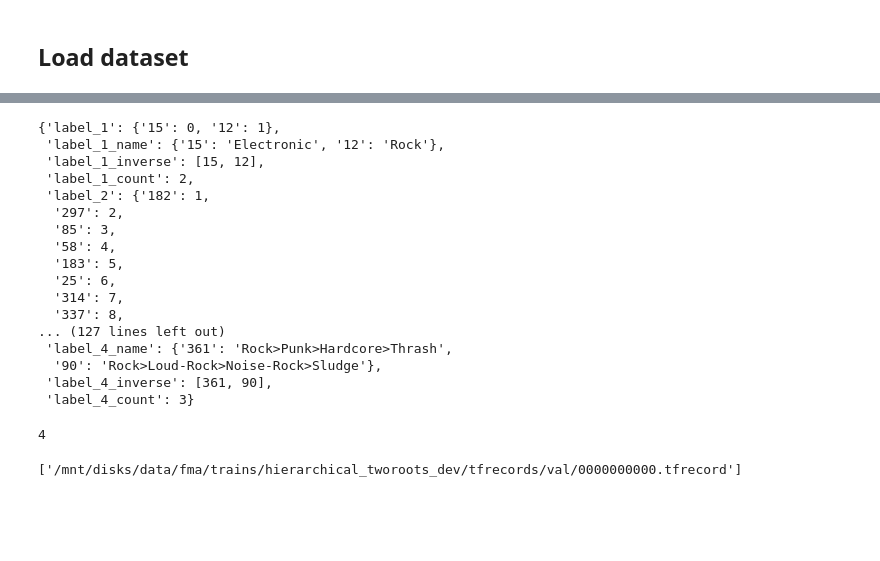
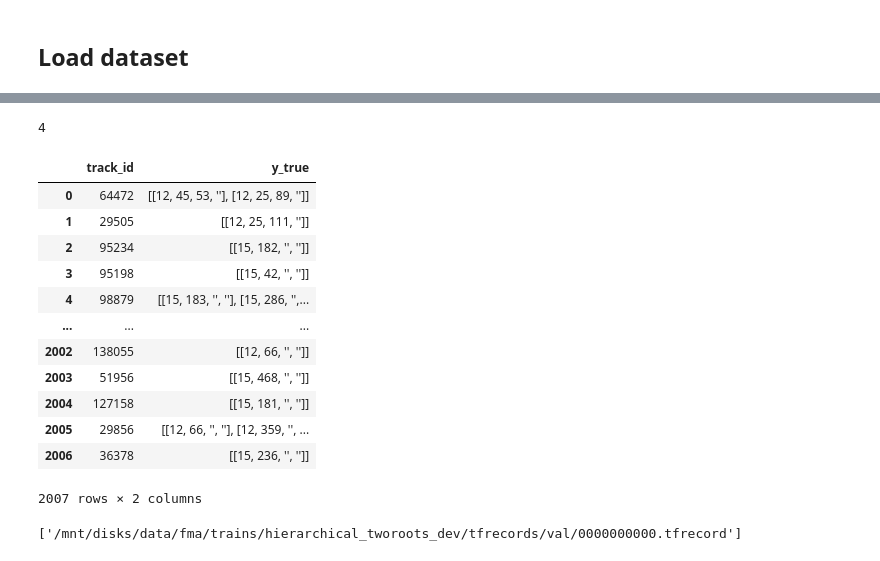
Before and after one commit to Sette/hmc, a Jupyter notebook: Dataset.ipynb, the cells around one changed output, grey strips where cells are left out. Saved outputs shown, nothing was run; the diff lists cells and outputs as text; code cells hidden in the pictures; blank space fills up the shorter version.

```diff
--- a/Dataset.ipynb
+++ b/Dataset.ipynb
@@ -24,25 +39,5 @@ metadata = __load_json__(metadata_path)
 # %%
 labels = __load_json__(labels_path)
-# %%
-labels
-# %% [output]
-{'label_1': {'15': 0, '12': 1},
- 'label_1_name': {'15': 'Electronic', '12': 'Rock'},
- 'label_1_inverse': [15, 12],
- 'label_1_count': 2,
- 'label_2': {'182': 1,
-  '297': 2,
-  '85': 3,
-  '58': 4,
-  '183': 5,
-  '25': 6,
-  '314': 7,
-  '337': 8,
-... (127 lines left out)
- 'label_4_name': {'361': 'Rock>Punk>Hardcore>Thrash',
-  '90': 'Rock>Loud-Rock>Noise-Rock>Sludge'},
- 'label_4_inverse': [361, 90],
- 'label_4_count': 3}
 # %%
 metadata['max_depth']
 # %% [output]
@@ -50,3 +47,21 @@ metadata['max_depth']
+# %%
+df_val = pd.read_csv(metadata['val_csv'])
+# %%
+df_val
+# %% [output]
+|  | track_id | y_true |
+| 0 | 64472 | [[12, 45, 53, ''], [12, 25, 89, '']] |
+| 1 | 29505 | [[12, 25, 111, '']] |
+| 2 | 95234 | [[15, 182, '', '']] |
+| 3 | 95198 | [[15, 42, '', '']] |
+| 4 | 98879 | [[15, 183, '', ''], [15, 286, '',... |
+| ... | ... | ... |
+| 2002 | 138055 | [[12, 66, '', '']] |
+| 2003 | 51956 | [[15, 468, '', '']] |
+| 2004 | 127158 | [[15, 181, '', '']] |
+| 2005 | 29856 | [[12, 66, '', ''], [12, 359, '', ... |
+| 2006 | 36378 | [[15, 236, '', '']] |
+2007 rows × 2 columns
 # %%
 valset_pattern = os.path.join(tfrecords_path,'val')
 # %%
```
Also changed, not shown: parts of 10 cells of this notebook, 7 other files.
